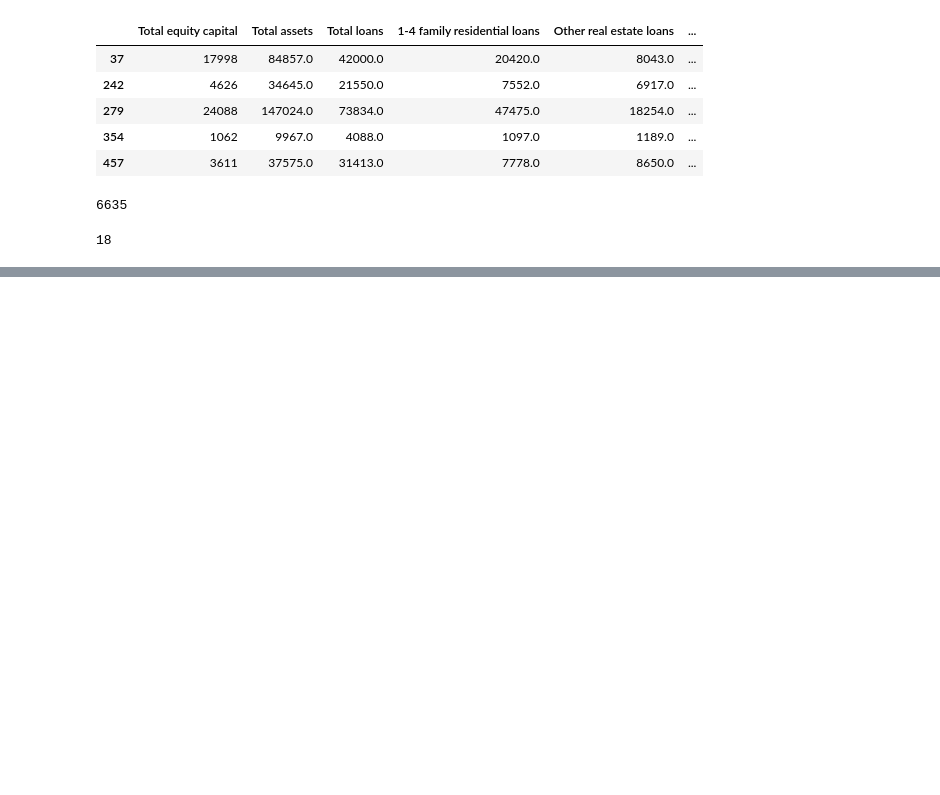
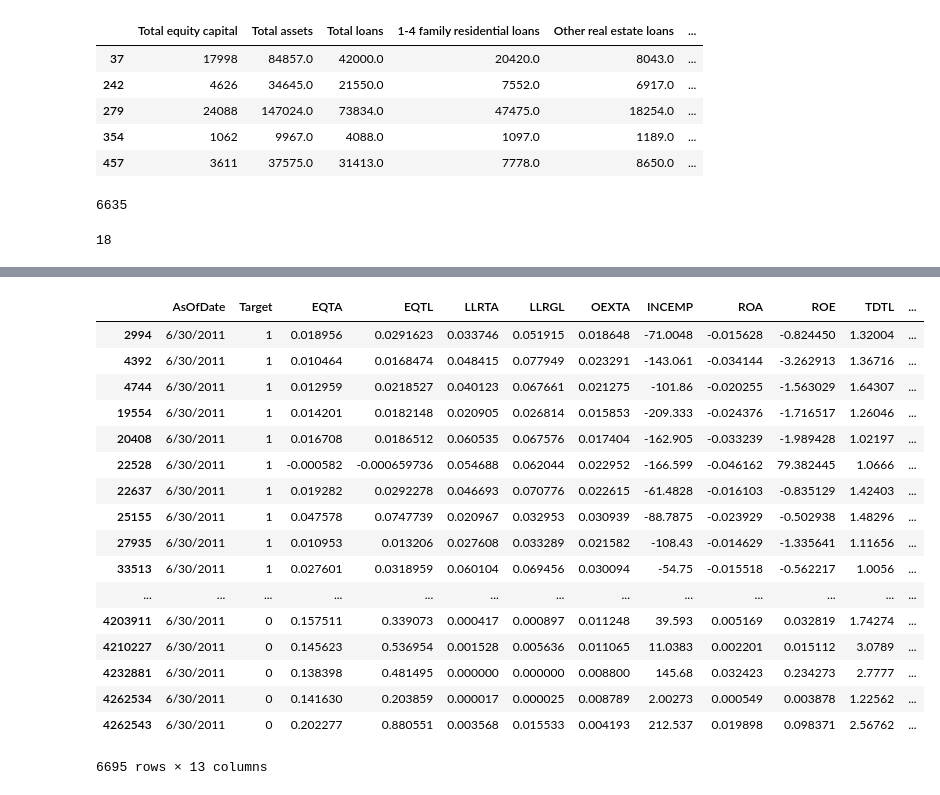
Before and after one commit to allaccountstaken/predicting_bank_distress, a Jupyter notebook: create_camel_dataset.ipynb, the cells around one changed output, grey strips where cells are left out. Drawn from its saved outputs; the diff is of its cells as text; code cells hidden in the pictures; blank space fills up the shorter version.

```diff
--- a/create_camel_dataset.ipynb
+++ b/create_camel_dataset.ipynb
@@ -853,0 +878,6 @@ len(healthy_after_2019Q2.index)
+# %%
+all_banks_after2011Q2.columns=(['Total equity capital', 'Total assets', 'Total loans', '1-4 family residential loans',
+                                'Other real estate loans', 'Commercial and industrial loans', 'Credit cards',
+                                'Allowance for loan losses', 'Total noninterest expense', 'Net Income before',
+                                'Total transaction deposits', 'Total nontransaction deposits', 'Available-for-sale Fair Value',
+                                'Number of full-time employees', 'AsOfDate', 'Target'])
@@ -858,5 +905,5 @@ all_banks_after2019Q2 = pd.concat([failed_after_2019Q2, healthy_after_2019Q2])
 # %%
-camel_data = all_banks_after2019Q2
+camel_data = all_banks_after2011Q2
 # %%
 # Create CAMELS columns, save file
 # 1) Total Equity / Total Assets (EQTA):
@@ -912,0 +960,21 @@ camel_set.to_csv('data/camel_data_after2019Q2_OOS.csv')
+# %%
+camel_set
+# %% [output]
+|  | AsOfDate | Target | EQTA | EQTL | LLRTA | LLRGL | OEXTA | INCEMP | ROA | ROE | TDTL | ... |
+| 2994 | 6/30/2011 | 1 | 0.018956 | 0.0291623 | 0.033746 | 0.051915 | 0.018648 | -71.0048 | -0.015628 | -0.824450 | 1.32004 | ... |
+| 4392 | 6/30/2011 | 1 | 0.010464 | 0.0168474 | 0.048415 | 0.077949 | 0.023291 | -143.061 | -0.034144 | -3.262913 | 1.36716 | ... |
+| 4744 | 6/30/2011 | 1 | 0.012959 | 0.0218527 | 0.040123 | 0.067661 | 0.021275 | -101.86 | -0.020255 | -1.563029 | 1.64307 | ... |
+| 19554 | 6/30/2011 | 1 | 0.014201 | 0.0182148 | 0.020905 | 0.026814 | 0.015853 | -209.333 | -0.024376 | -1.716517 | 1.26046 | ... |
+| 20408 | 6/30/2011 | 1 | 0.016708 | 0.0186512 | 0.060535 | 0.067576 | 0.017404 | -162.905 | -0.033239 | -1.989428 | 1.02197 | ... |
+| 22528 | 6/30/2011 | 1 | -0.000582 | -0.000659736 | 0.054688 | 0.062044 | 0.022952 | -166.599 | -0.046162 | 79.382445 | 1.0666 | ... |
+| 22637 | 6/30/2011 | 1 | 0.019282 | 0.0292278 | 0.046693 | 0.070776 | 0.022615 | -61.4828 | -0.016103 | -0.835129 | 1.42403 | ... |
+| 25155 | 6/30/2011 | 1 | 0.047578 | 0.0747739 | 0.020967 | 0.032953 | 0.030939 | -88.7875 | -0.023929 | -0.502938 | 1.48296 | ... |
+| 27935 | 6/30/2011 | 1 | 0.010953 | 0.013206 | 0.027608 | 0.033289 | 0.021582 | -108.43 | -0.014629 | -1.335641 | 1.11656 | ... |
+| 33513 | 6/30/2011 | 1 | 0.027601 | 0.0318959 | 0.060104 | 0.069456 | 0.030094 | -54.75 | -0.015518 | -0.562217 | 1.0056 | ... |
+| ... | ... | ... | ... | ... | ... | ... | ... | ... | ... | ... | ... | ... |
+| 4203911 | 6/30/2011 | 0 | 0.157511 | 0.339073 | 0.000417 | 0.000897 | 0.011248 | 39.593 | 0.005169 | 0.032819 | 1.74274 | ... |
+| 4210227 | 6/30/2011 | 0 | 0.145623 | 0.536954 | 0.001528 | 0.005636 | 0.011065 | 11.0383 | 0.002201 | 0.015112 | 3.0789 | ... |
+| 4232881 | 6/30/2011 | 0 | 0.138398 | 0.481495 | 0.000000 | 0.000000 | 0.008800 | 145.68 | 0.032423 | 0.234273 | 2.7777 | ... |
+| 4262534 | 6/30/2011 | 0 | 0.141630 | 0.203859 | 0.000017 | 0.000025 | 0.008789 | 2.00273 | 0.000549 | 0.003878 | 1.22562 | ... |
+| 4262543 | 6/30/2011 | 0 | 0.202277 | 0.880551 | 0.003568 | 0.015533 | 0.004193 | 212.537 | 0.019898 | 0.098371 | 2.56762 | ... |
+6695 rows × 13 columns
```
Also changed, not shown: parts of 12 cells of this notebook, 25 other files.
